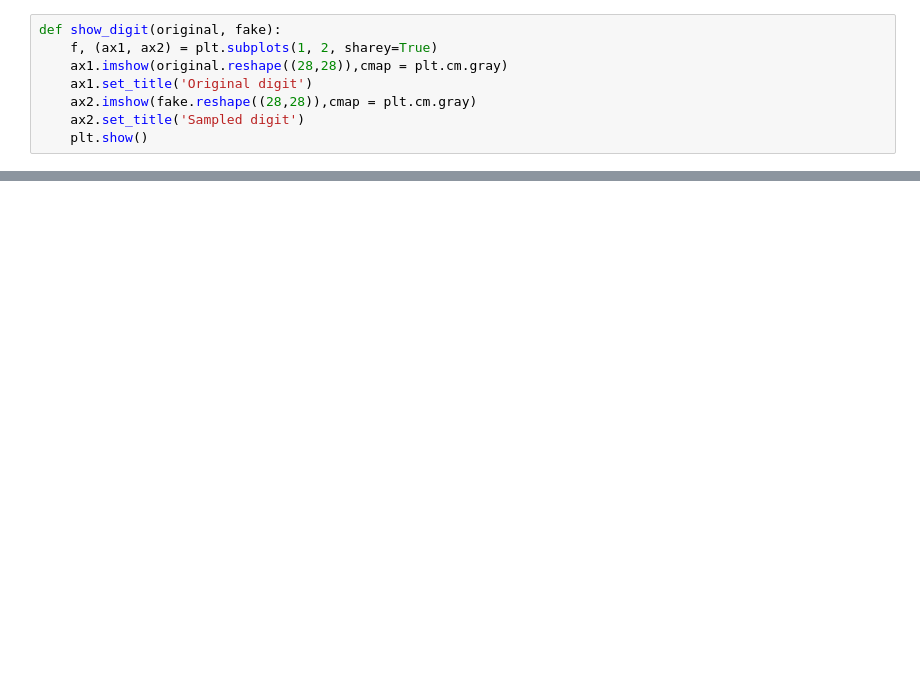
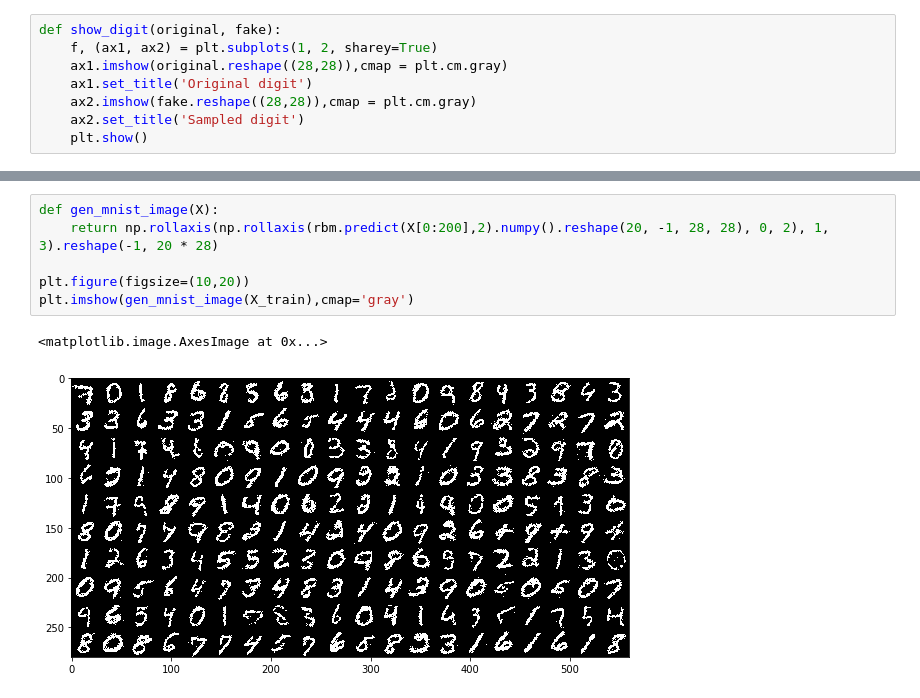
Before and after one commit to GuiCamargoX/Artificial_Neural_Networks, a Jupyter notebook: Restricted Boltzman Machine/RBM.ipynb, the cells around one changed output, grey strips where cells are left out. Cells and saved outputs as stored; diff of their text form; blank space fills up the shorter version.

```diff
--- a/Restricted Boltzman Machine/RBM.ipynb
+++ b/Restricted Boltzman Machine/RBM.ipynb
@@ -124,0 +142,9 @@ show_digit(X_train[pict], test)
+# %%
+def gen_mnist_image(X):
+    return np.rollaxis(np.rollaxis(rbm.predict(X[0:200],2).numpy().reshape(20, -1, 28, 28), 0, 2), 1, 3).reshape(-1, 20 * 28)
+
+plt.figure(figsize=(10,20))
+plt.imshow(gen_mnist_image(X_train),cmap='gray')
+# %% [output]
+<matplotlib.image.AxesImage at 0x...>
+[figure, added]
```
Also changed, not shown: parts of 5 cells of this notebook.
